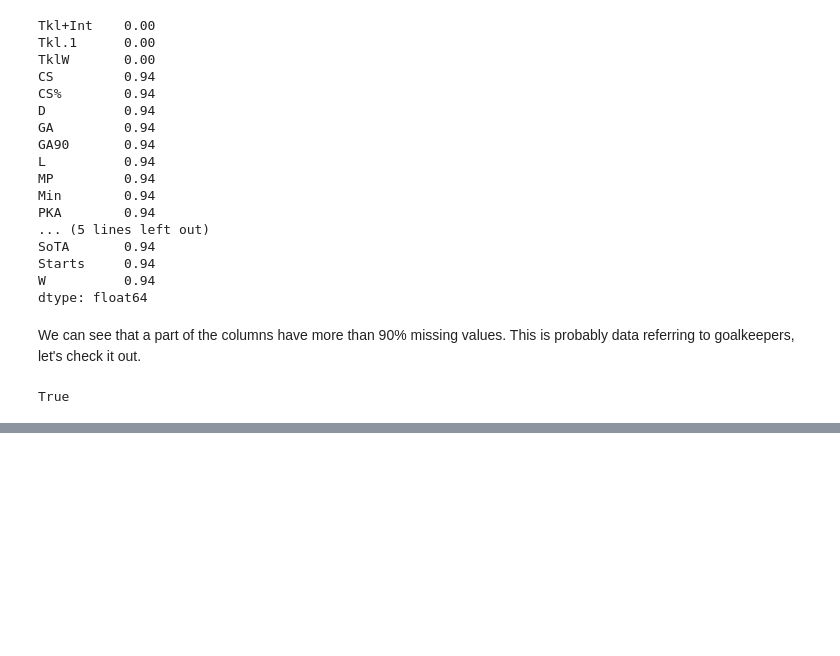
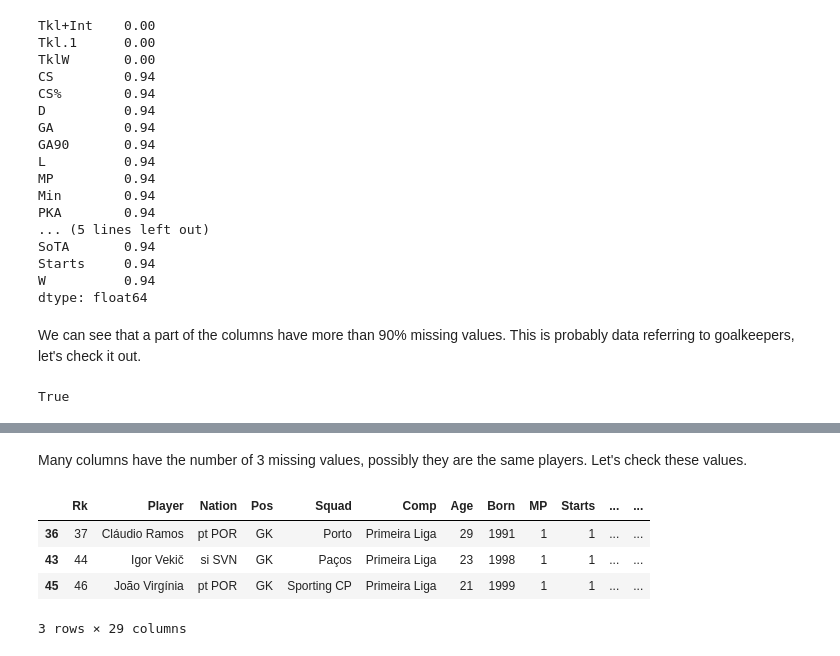
Before and after one commit to dnsrsdata/Football_Player_Rec_Syst, a Jupyter notebook: notebooks/ETL_Playground.ipynb, the cells around one changed output, grey strips where cells are left out. Drawn from its saved outputs; the diff is of its cells as text; code cells hidden in the pictures; blank space fills up the shorter version.

```diff
--- a/notebooks/ETL_Playground.ipynb
+++ b/notebooks/ETL_Playground.ipynb
@@ -653,0 +682,11 @@ Based on this premise, I will input the value of 0 for these columns. This will
+# %% [markdown]
+Many columns have the number of 3 missing values, possibly they are the same players. Let's check these values.
+# %%
+# Fetching the 3 records with missing values
+df_goalkeeping[df_goalkeeping.PKsv.isna()]
+# %% [output]
+|  | Rk | Player | Nation | Pos | Squad | Comp | Age | Born | MP | Starts | ... | ... |
+| 36 | 37 | Cláudio Ramos | pt POR | GK | Porto | Primeira Liga | 29 | 1991 | 1 | 1 | ... | ... |
+| 43 | 44 | Igor Vekič | si SVN | GK | Paços | Primeira Liga | 23 | 1998 | 1 | 1 | ... | ... |
+| 45 | 46 | João Virgínia | pt POR | GK | Sporting CP | Primeira Liga | 21 | 1999 | 1 | 1 | ... | ... |
+3 rows × 29 columns
```
Also changed, not shown: parts of 10 cells of this notebook.
